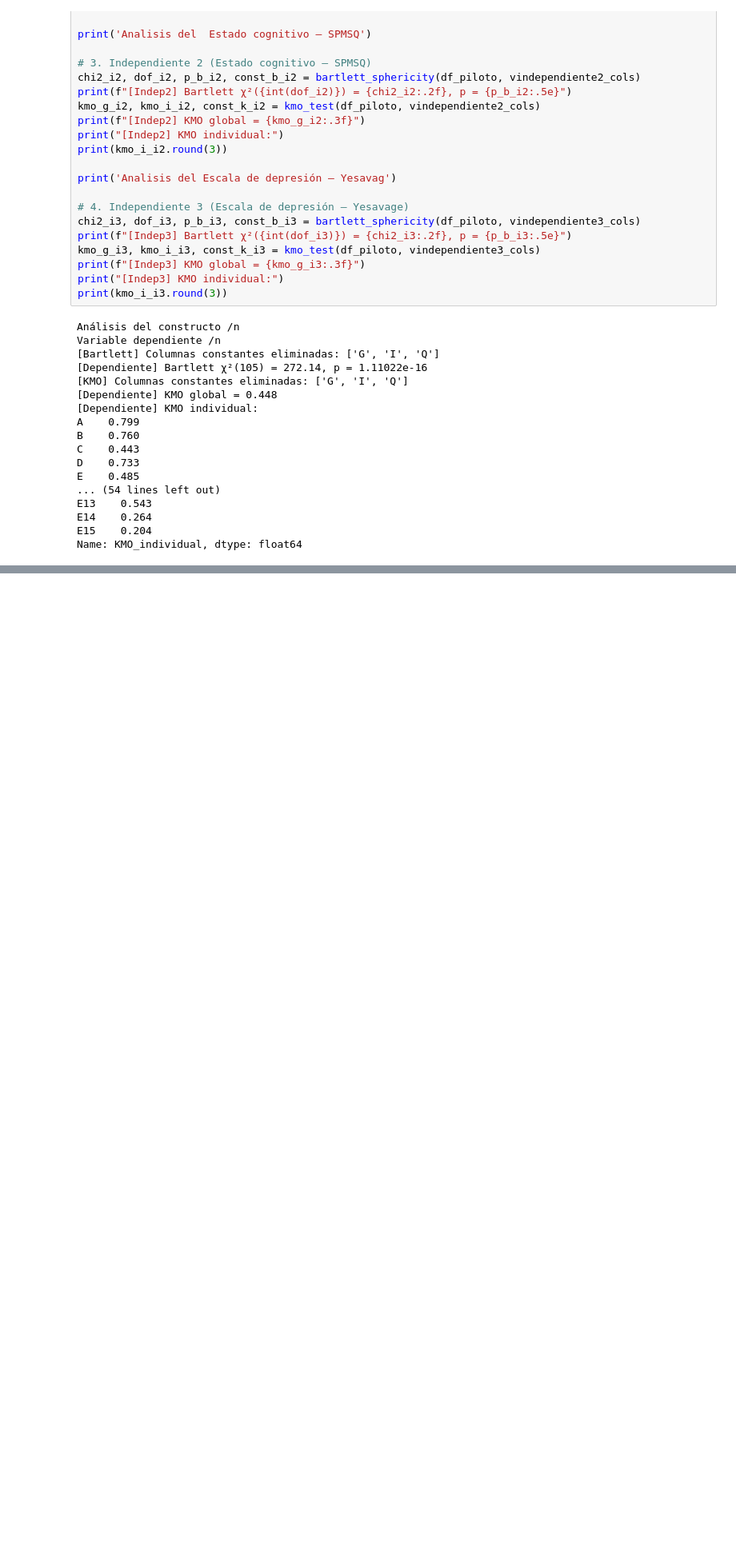
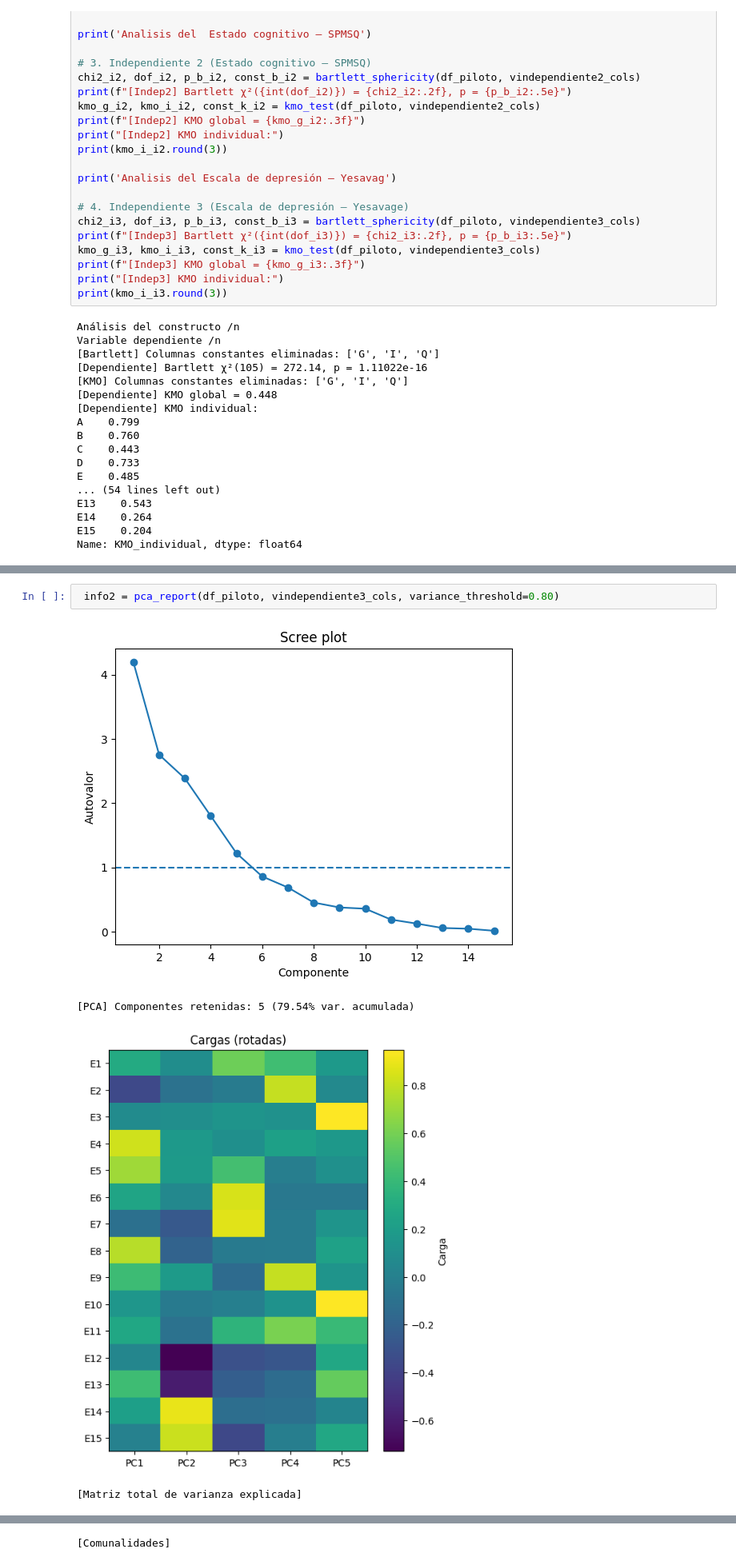
Before and after one commit to BrajanNieto/stats-prob-py, a Jupyter notebook: 100. PilotoAnalysis.ipynb, the cells around one changed output, grey strips where cells are left out. Shown at 80% size. Saved outputs shown, nothing was run; the diff lists cells and outputs as text; blank space fills up the shorter version.

```diff
--- a/100. PilotoAnalysis.ipynb
+++ b/100. PilotoAnalysis.ipynb
@@ -456,3 +410,10 @@ def pca_report(df, cols, variance_threshold=0.80, rotate=True, random_state=None
 | C8 | 0.134 | 0.165 | 0.001 | 0.911 |
 | C9 | 0.329 | -0.280 | 0.120 | 0.506 |
 | C10 | 0.137 | 0.029 | 0.963 | 0.060 |
+# %%
+ info2 = pca_report(df_piloto, vindependiente3_cols, variance_threshold=0.80)
+# %% [output]
+[figure, added]
+[PCA] Componentes retenidas: 5 (79.54% var. acumulada)
+[figure, added]
+[Matriz total de varianza explicada]
@@ -458,0 +427 @@ def pca_report(df, cols, variance_threshold=0.80, rotate=True, random_state=None
+[Comunalidades]
```
Also changed, not shown: parts of 7 cells of this notebook.
